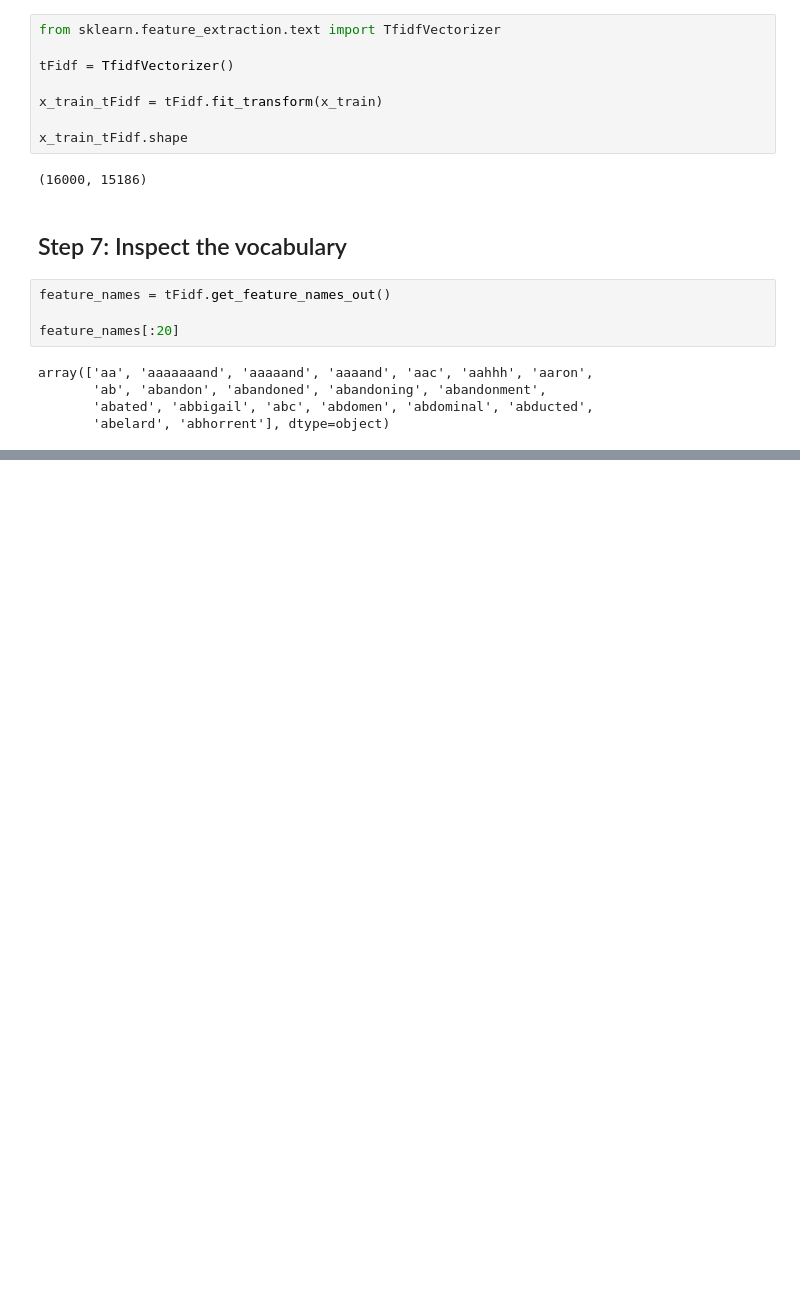
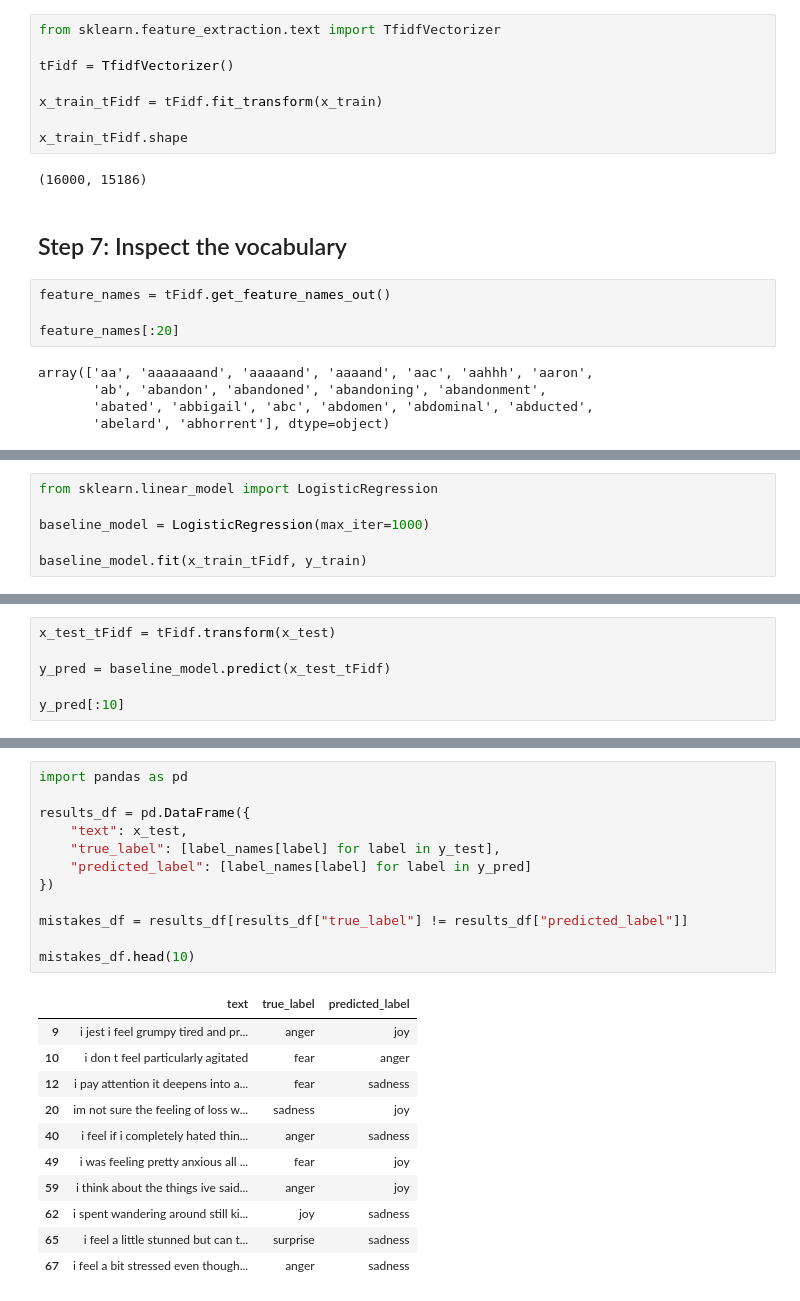
Before and after one commit to VerdesuCodes/emotions-classification-transformers, a Jupyter notebook: notebooks/baseline_model.ipynb, the cells around one changed output, grey strips where cells are left out. Cells and saved outputs as stored; diff of their text form; blank space fills up the shorter version.

Commit message:
Complete baseline model evaluation

```diff
--- a/notebooks/baseline_model.ipynb
+++ b/notebooks/baseline_model.ipynb
@@ -110,0 +123,6 @@ feature_names[-20:]
+# %%
+from sklearn.linear_model import LogisticRegression
+
+baseline_model = LogisticRegression(max_iter=1000)
+
+baseline_model.fit(x_train_tFidf, y_train)
@@ -110,0 +135,6 @@ feature_names[-20:]
+# %%
+x_test_tFidf = tFidf.transform(x_test)
+
+y_pred = baseline_model.predict(x_test_tFidf)
+
+y_pred[:10]
@@ -110,0 +239,24 @@ feature_names[-20:]
+# %%
+import pandas as pd
+
+results_df = pd.DataFrame({
+    "text": x_test,
+    "true_label": [label_names[label] for label in y_test],
+    "predicted_label": [label_names[label] for label in y_pred]
+})
+
+mistakes_df = results_df[results_df["true_label"] != results_df["predicted_label"]]
+
+mistakes_df.head(10)
+# %% [output]
+|  | text | true_label | predicted_label |
+| 9 | i jest i feel grumpy tired and pr... | anger | joy |
+| 10 | i don t feel particularly agitated | fear | anger |
+| 12 | i pay attention it deepens into a... | fear | sadness |
+| 20 | im not sure the feeling of loss w... | sadness | joy |
+| 40 | i feel if i completely hated thin... | anger | sadness |
+| 49 | i was feeling pretty anxious all ... | fear | joy |
+| 59 | i think about the things ive said... | anger | joy |
+| 62 | i spent wandering around still ki... | joy | sadness |
+| 65 | i feel a little stunned but can t... | surprise | sadness |
+| 67 | i feel a bit stressed even though... | anger | sadness |
```
Also changed, not shown: parts of 14 cells of this notebook, 2 other files.
